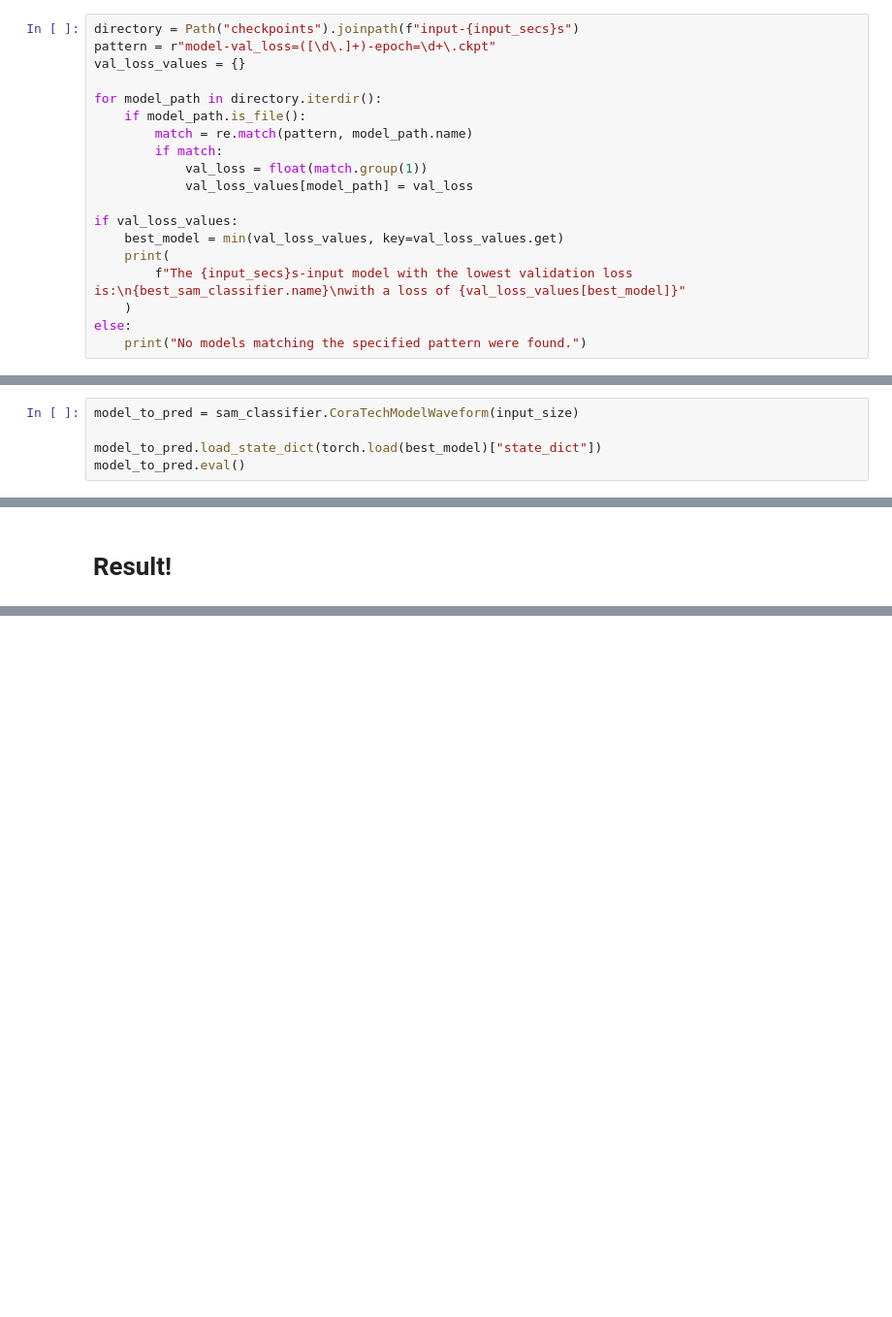
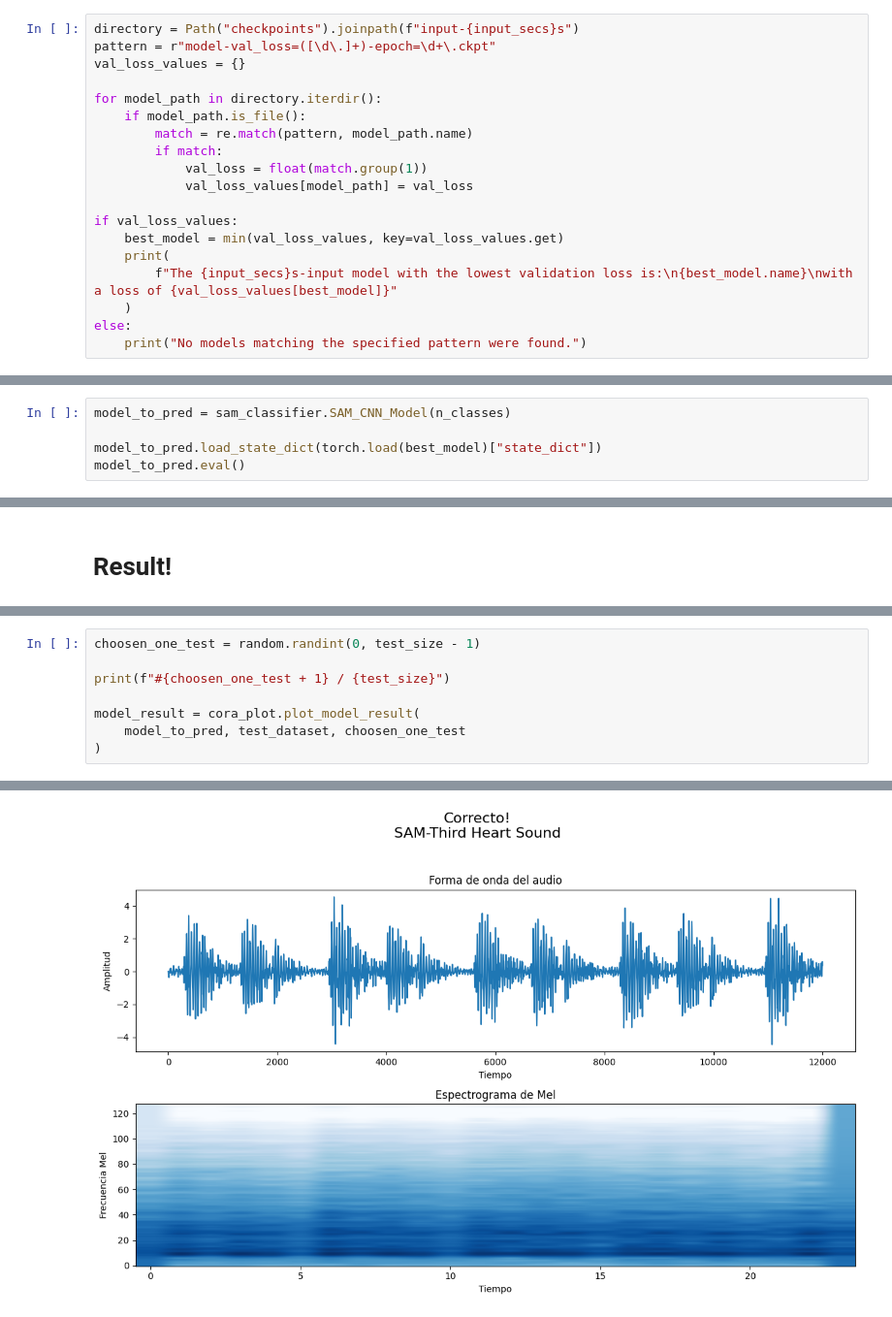
Before and after one commit to Afroefras/sam_classifier, a Jupyter notebook: train_sam_classifier.ipynb, the cells around one changed output, grey strips where cells are left out. Shown at 97% size. Drawn from its saved outputs; the diff is of its cells as text; blank space fills up the shorter version.

```diff
--- a/train_sam_classifier.ipynb
+++ b/train_sam_classifier.ipynb
@@ -254,7 +284,7 @@ for model_path in directory.iterdir():
 if val_loss_values:
     best_model = min(val_loss_values, key=val_loss_values.get)
     print(
-        f"The {input_secs}s-input model with the lowest validation loss is:\n{best_sam_classifier.name}\nwith a loss of {val_loss_values[best_model]}"
+        f"The {input_secs}s-input model with the lowest validation loss is:\n{best_model.name}\nwith a loss of {val_loss_values[best_model]}"
     )
 else:
     print("No models matching the specified pattern were found.")
@@ -265,5 +295,5 @@ with a loss of 0.5756
 # %%
-model_to_pred = sam_classifier.CoraTechModelWaveform(input_size)
+model_to_pred = sam_classifier.SAM_CNN_Model(n_classes)
 
 model_to_pred.load_state_dict(torch.load(best_model)["state_dict"])
 model_to_pred.eval()
@@ -334,0 +340,9 @@ display(Audio(model_result, rate=sample_rate, autoplay=True))
+# %%
+choosen_one_test = random.randint(0, test_size - 1)
+
+print(f"#{choosen_one_test + 1} / {test_size}")
+
+model_result = cora_plot.plot_model_result(
+    model_to_pred, test_dataset, choosen_one_test
+)
+# %% [output]
@@ -334,0 +350 @@ display(Audio(model_result, rate=sample_rate, autoplay=True))
+[figure, added]
```
Also changed, not shown: parts of 20 cells of this notebook, 6 other files.
